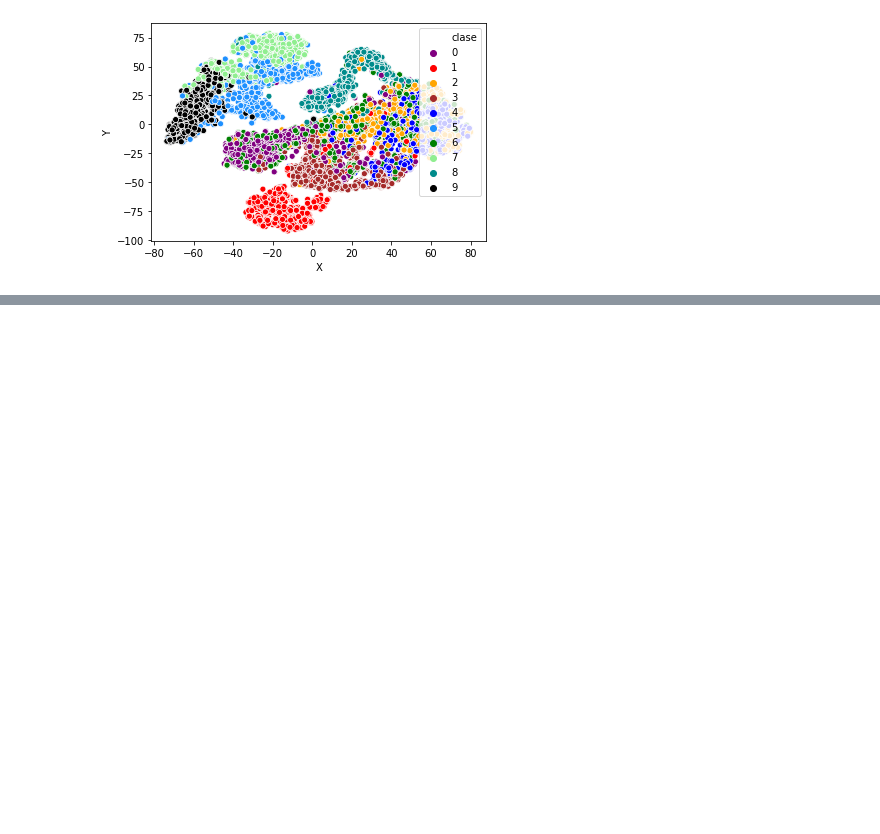
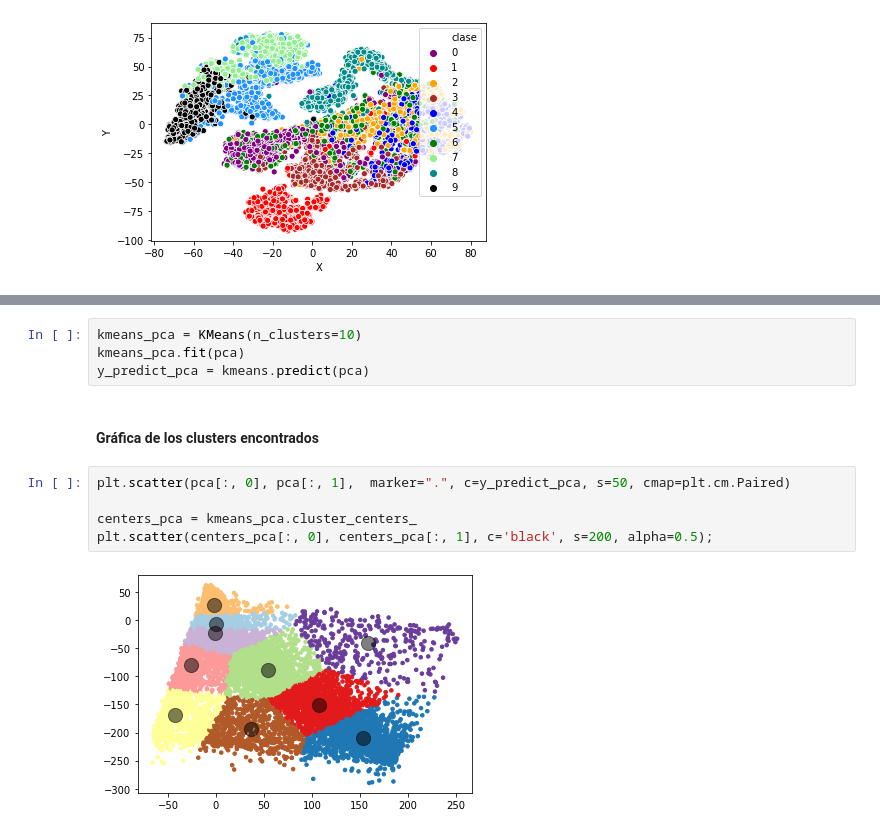
Before and after one commit to estuardozapeta/Statistical-Learning-II-Practica-2, a Jupyter notebook: Practica 2.ipynb, the cells around one changed output, grey strips where cells are left out. Drawn from its saved outputs; the diff is of its cells as text; blank space fills up the shorter version.

```diff
--- a/Practica 2.ipynb
+++ b/Practica 2.ipynb
@@ -120,0 +133,13 @@ plt.scatter(centers[:, 0], centers[:, 1], c='black', s=200, alpha=0.5);
+# %%
+kmeans_pca = KMeans(n_clusters=10)
+kmeans_pca.fit(pca)
+y_predict_pca = kmeans.predict(pca)
+# %% [markdown]
+#### Gráfica de los clusters encontrados
+# %%
+plt.scatter(pca[:, 0], pca[:, 1],  marker=".", c=y_predict_pca, s=50, cmap=plt.cm.Paired)
+
+centers_pca = kmeans_pca.cluster_centers_
+plt.scatter(centers_pca[:, 0], centers_pca[:, 1], c='black', s=200, alpha=0.5);
+# %% [output]
+[figure, added]
```
Also changed, not shown: parts of 9 cells of this notebook.
